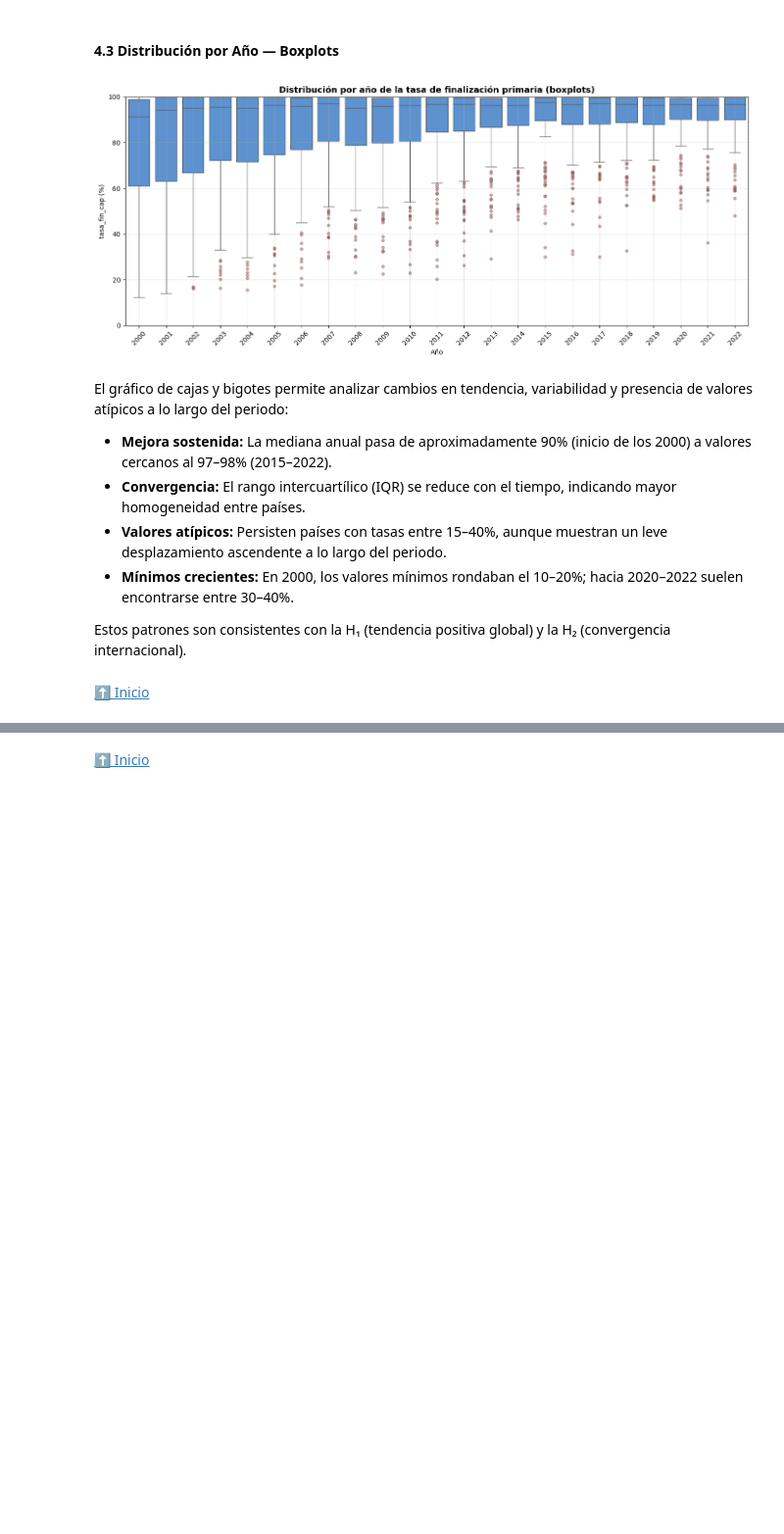
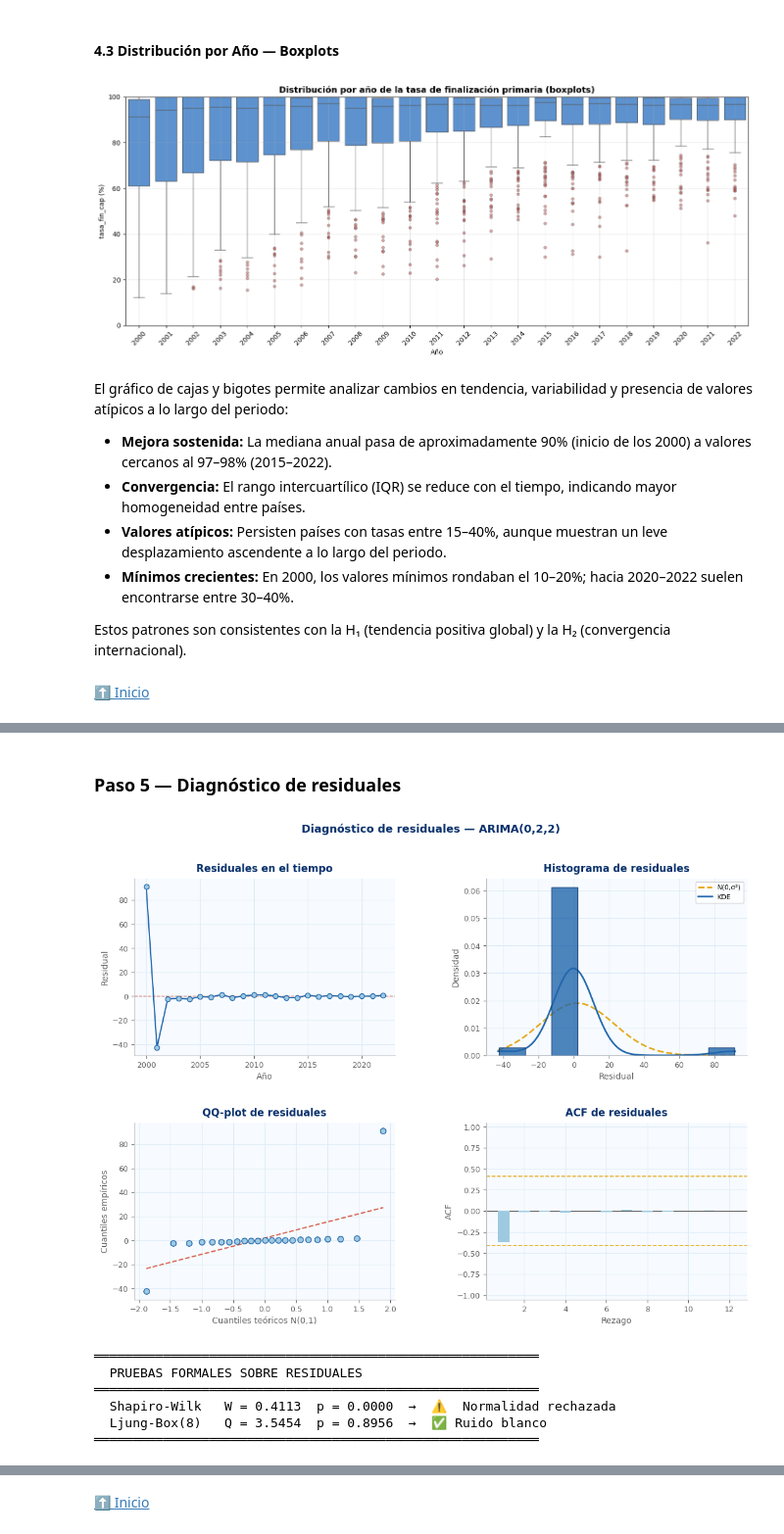
Before and after one commit to samueldavidchamorro/jbook_dataviz_2025, a Jupyter notebook: content/test.ipynb, the cells around one changed output, grey strips where cells are left out. Shown at 98% size. Cells and saved outputs as stored; diff of their text form; code cells hidden in the pictures; blank space fills up the shorter version.

```diff
--- a/content/test.ipynb
+++ b/content/test.ipynb
@@ -1061,0 +1292,78 @@ Estos patrones son consistentes con la H₁ (tendencia positiva global) y la H
+# %% [markdown]
+### Paso 5 — Diagnóstico de residuales
+# %%
+# ── Residuales ───────────────────────────────────────────────────────────────
+resid = mdl_fit.resid
+
+fig = plt.figure(figsize=(13, 9))
+fig.patch.set_facecolor("white")
+fig.suptitle("Diagnóstico de residuales — ARIMA(0,2,2)",
+             fontsize=13, fontweight="bold", color=AZ_DARK)
+gs = gridspec.GridSpec(2, 2, figure=fig, hspace=0.38, wspace=0.35)
+
+# Panel 1 – Residuales en el tiempo
+ax1 = fig.add_subplot(gs[0, 0])
+ax1.plot(anios, resid, color=AZ_MAIN, linewidth=1.5, zorder=3)
+ax1.scatter(anios, resid, color=AZ_LIGHT, edgecolors=AZ_MAIN, s=35, zorder=4)
+ax1.axhline(0, color=RED, linestyle="--", linewidth=1)
+apply_style(ax1, title="Residuales en el tiempo", xlabel="Año", ylabel="Residual")
+
+# Panel 2 – Histograma
+ax2 = fig.add_subplot(gs[0, 1])
+ax2.hist(resid, bins=9, color=AZ_MAIN, edgecolor=AZ_DARK, alpha=0.8,
+         density=True, zorder=3)
+xr = np.linspace(resid.min()-0.5, resid.max()+0.5, 200)
+ax2.plot(xr, stats.norm.pdf(xr, resid.mean(), resid.std()),
+         color=AMBER, linewidth=2, linestyle="--", label="N(0,σ²)")
+from scipy.stats import gaussian_kde
+kde = gaussian_kde(resid)
+ax2.plot(xr, kde(xr), color=AZ_MAIN, linewidth=2, label="KDE")
+apply_style(ax2, title="Histograma de residuales", xlabel="Residual", ylabel="Densidad")
+ax2.legend(fontsize=8)
+
+# Panel 3 – QQ-plot
+ax3 = fig.add_subplot(gs[1, 0])
+qq = stats.probplot(resid)
+ax3.scatter(qq[0][0], qq[0][1], color=AZ_LIGHT, edgecolors=AZ_MAIN, s=45, zorder=4)
+x_line = np.array([qq[0][0].min(), qq[0][0].max()])
+y_line = qq[1][1] + qq[1][0] * x_line
+ax3.plot(x_line, y_line, color=RED, linestyle="--", linewidth=1.5)
+apply_style(ax3, title="QQ-plot de residuales",
+            xlabel="Cuantiles teóricos N(0,1)", ylabel="Cuantiles empíricos")
+
+# Panel 4 – ACF de residuales
+ax4 = fig.add_subplot(gs[1, 1])
+acf_r = acf(resid, nlags=12, fft=True)[1:]
+ci_r  = 1.96 / np.sqrt(len(resid))
+cols  = [RED if abs(v) > ci_r else AZ_LIGHT for v in acf_r]
+ax4.bar(range(1, len(acf_r)+1), acf_r, color=cols, width=0.55, zorder=3)
+ax4.axhline(0,    color=GRAY,  linewidth=0.8)
+ax4.axhline( ci_r, color=AMBER, linewidth=1.2, linestyle="--")
+ax4.axhline(-ci_r, color=AMBER, linewidth=1.2, linestyle="--")
+ax4.set_ylim(-1.05, 1.05)
+apply_style(ax4, title="ACF de residuales", xlabel="Rezago", ylabel="ACF")
+
+plt.show()
+
+# ── Pruebas formales ──────────────────────────────────────────────────────────
+from statsmodels.stats.diagnostic import acorr_ljungbox
+
+sw_stat, sw_p = stats.shapiro(resid)
+lb = acorr_ljungbox(resid, lags=[8], return_df=True)
+lb_stat = lb["lb_stat"].values[0]
+lb_p    = lb["lb_pvalue"].values[0]
+
+print("\n══════════════════════════════════════════════════════════")
+print("  PRUEBAS FORMALES SOBRE RESIDUALES")
+print("══════════════════════════════════════════════════════════")
+print(f"  Shapiro-Wilk   W = {sw_stat:.4f}  p = {sw_p:.4f}  →  {'✅ Normalidad no rechazada' if sw_p > 0.05 else '⚠️  Normalidad rechazada'}")
+print(f"  Ljung-Box(8)   Q = {lb_stat:.4f}  p = {lb_p:.4f}  →  {'✅ Ruido blanco' if lb_p > 0.05 else '⚠️  Estructura residual detectada'}")
+print("══════════════════════════════════════════════════════════")
+# %% [output]
+[figure, added]
+══════════════════════════════════════════════════════════
+  PRUEBAS FORMALES SOBRE RESIDUALES
+══════════════════════════════════════════════════════════
+  Shapiro-Wilk   W = 0.4113  p = 0.0000  →  ⚠️  Normalidad rechazada
+  Ljung-Box(8)   Q = 3.5454  p = 0.8956  →  ✅ Ruido blanco
+══════════════════════════════════════════════════════════
```
Also changed, not shown: parts of 23 cells of this notebook.
